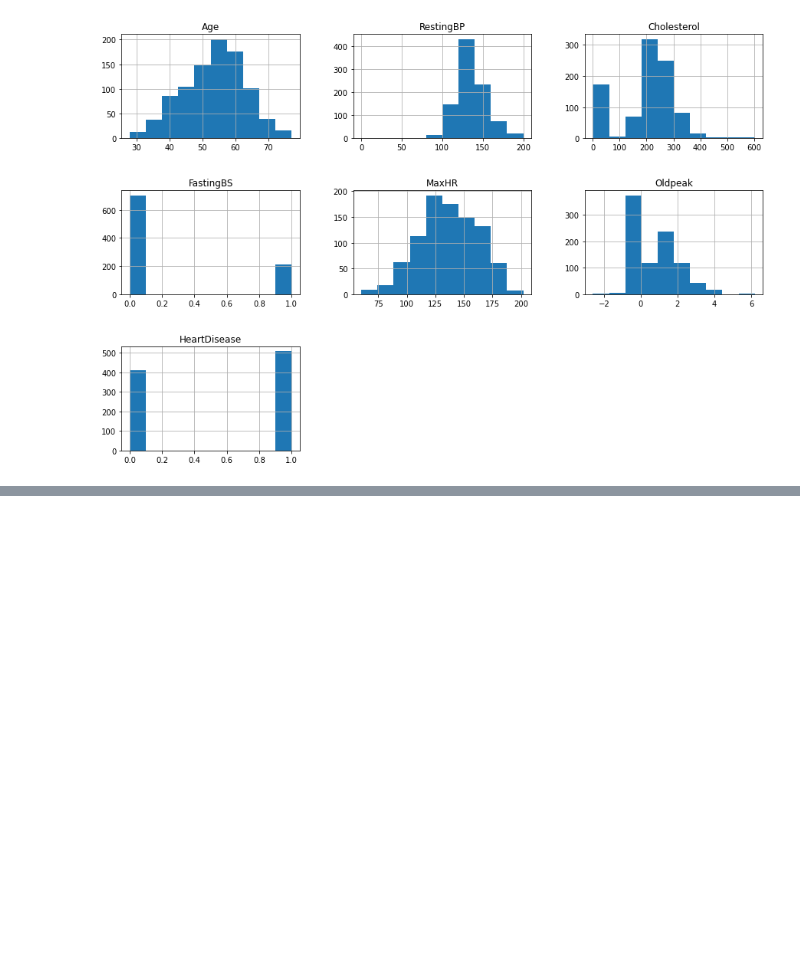
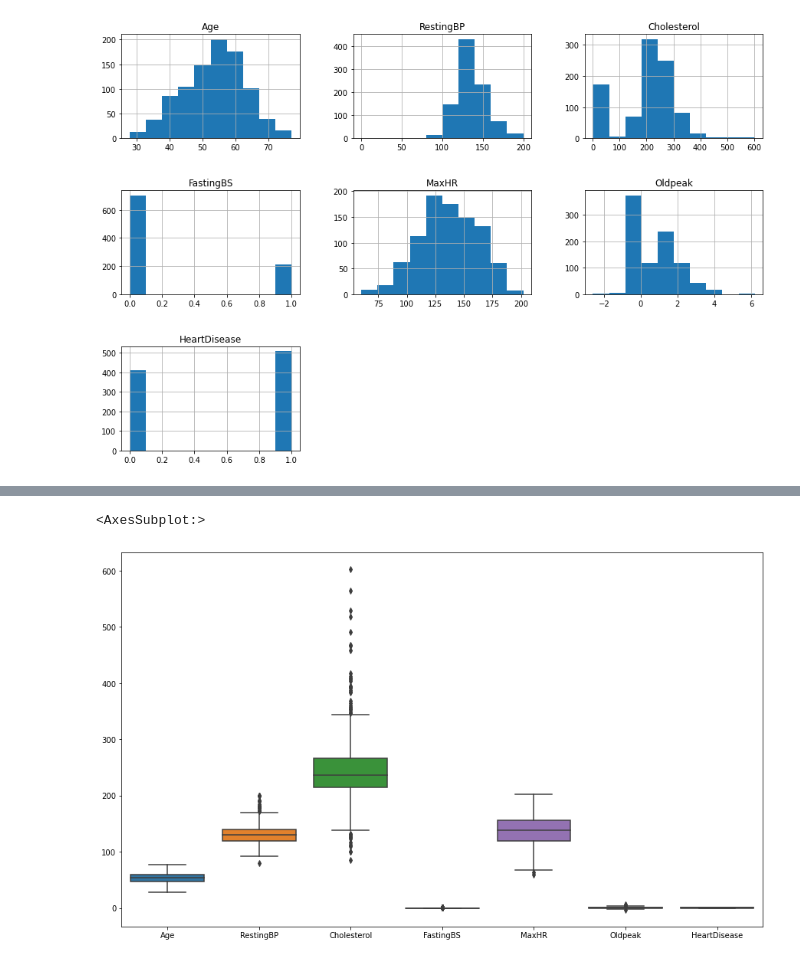
Before and after one commit to ewashley/Heart-Failure-Capstone, a Jupyter notebook: heart_data.ipynb, the cells around one changed output, grey strips where cells are left out. Saved outputs shown, nothing was run; the diff lists cells and outputs as text; code cells hidden in the pictures; blank space fills up the shorter version.

```diff
--- a/heart_data.ipynb
+++ b/heart_data.ipynb
@@ -110,0 +134,10 @@ There are no null values, outliers, or duplicates in the set. The data as receiv
+# %%
+#we see outliers for Resting BP of 0 which is an impossibility and should be dropped fom the data
+
+df = heart_data.drop(heart_data[(heart_data['RestingBP'] == 0)].index)
+# %%
+#the 0 outlier in cholesterol can be replaced with a median because it will disrupt the data's central tendency
+
+df.loc[df['Cholesterol'] == 0,'Cholesterol'] = np.nan
+df["Cholesterol"] = df["Cholesterol"].fillna(df["Cholesterol"].median())
+df["Cholesterol"]
@@ -110,0 +157,6 @@ There are no null values, outliers, or duplicates in the set. The data as receiv
+# %%
+plt.figure(figsize=(15,9))
+sns.boxplot(data=df)
+# %% [output]
+<AxesSubplot:>
+[figure, added]
```
Also changed, not shown: parts of 7 cells of this notebook.
